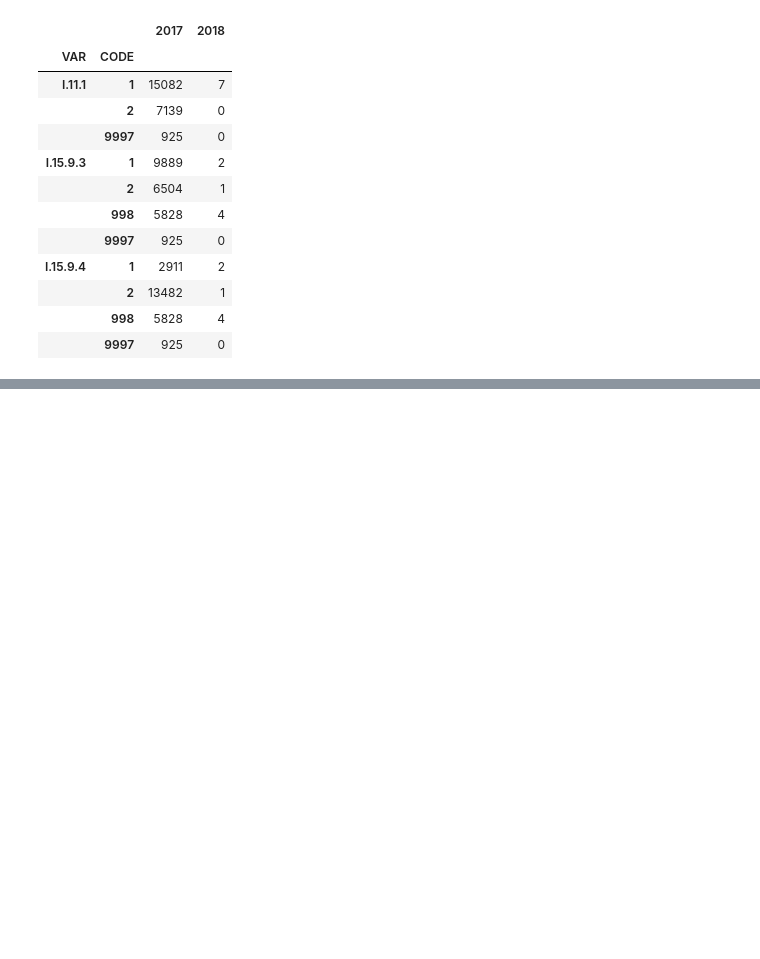
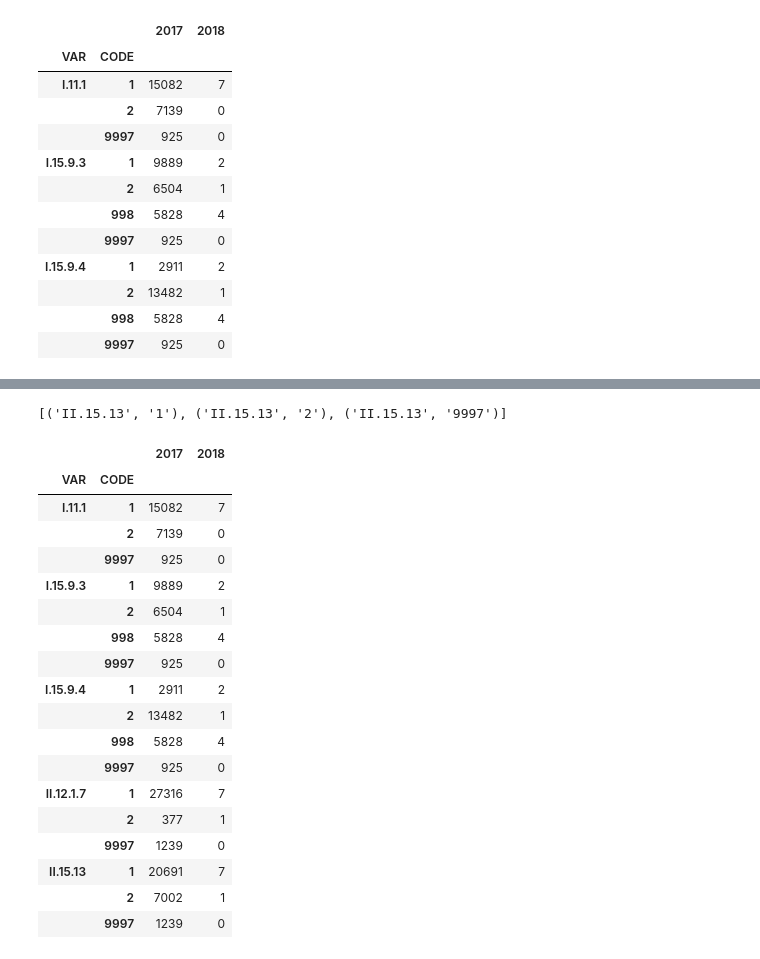
Before and after one commit to nymarya/analise-correlacao-sifilis, a Jupyter notebook: notebooks/3.0-banco-pmaq.ipynb, the cells around one changed output, grey strips where cells are left out. Drawn from its saved outputs; the diff is of its cells as text; code cells hidden in the pictures; blank space fills up the shorter version.

```diff
--- a/notebooks/3.0-banco-pmaq.ipynb
+++ b/notebooks/3.0-banco-pmaq.ipynb
@@ -271,3 +271,8 @@ df_final
 |  | 2 | 13482 | 1 |
 |  | 998 | 5828 | 4 |
 |  | 9997 | 925 | 0 |
+# %%
+# m2: II.12.1.7, II.15.13
+df4 = pd.pivot_table(m2_df, index=['II.12.1.7'], columns=['ANO'], values=['CNES_FINAL'],
+               aggfunc='count', fill_value=0)
+df4
@@ -273,0 +286,8 @@ df_final
+# %%
+cols = [['II.12.1.7', 'II.12.1.7', 'II.12.1.7'],
+       ['1', '2', '9997']]
+tuples = list(zip(*cols))
+print(tuples)
+index = pd.MultiIndex.from_tuples(tuples, names=['VAR', 'CODE'])
+df_final = df_final.append(pd.DataFrame(df4.values, index=index, columns=['2017', '2018']))
+df_final
@@ -273,0 +312,4 @@ df_final
+# %%
+df5 = pd.pivot_table(m2_df, index=['II.15.13'], columns=['ANO'], values=['CNES_FINAL'],
+               aggfunc='count', fill_value=0)
+df5
@@ -273,0 +323,29 @@ df_final
+# %%
+cols = [['II.15.13', 'II.15.13', 'II.15.13'],
+       ['1', '2', '9997']]
+tuples = list(zip(*cols))
+print(tuples)
+index = pd.MultiIndex.from_tuples(tuples, names=['VAR', 'CODE'])
+df_final = df_final.append(pd.DataFrame(df5.values, index=index, columns=['2017', '2018']))
+df_final
+# %% [output]
+[('II.15.13', '1'), ('II.15.13', '2'), ('II.15.13', '9997')]
+|  |  | 2017 | 2018 |
+| VAR | CODE |  |  |
+| I.11.1 | 1 | 15082 | 7 |
+|  | 2 | 7139 | 0 |
+|  | 9997 | 925 | 0 |
+| I.15.9.3 | 1 | 9889 | 2 |
+|  | 2 | 6504 | 1 |
+|  | 998 | 5828 | 4 |
+|  | 9997 | 925 | 0 |
+| I.15.9.4 | 1 | 2911 | 2 |
+|  | 2 | 13482 | 1 |
+|  | 998 | 5828 | 4 |
+|  | 9997 | 925 | 0 |
+| II.12.1.7 | 1 | 27316 | 7 |
+|  | 2 | 377 | 1 |
+|  | 9997 | 1239 | 0 |
+| II.15.13 | 1 | 20691 | 7 |
+|  | 2 | 7002 | 1 |
+|  | 9997 | 1239 | 0 |
```
Also changed, not shown: parts of 6 cells of this notebook.
